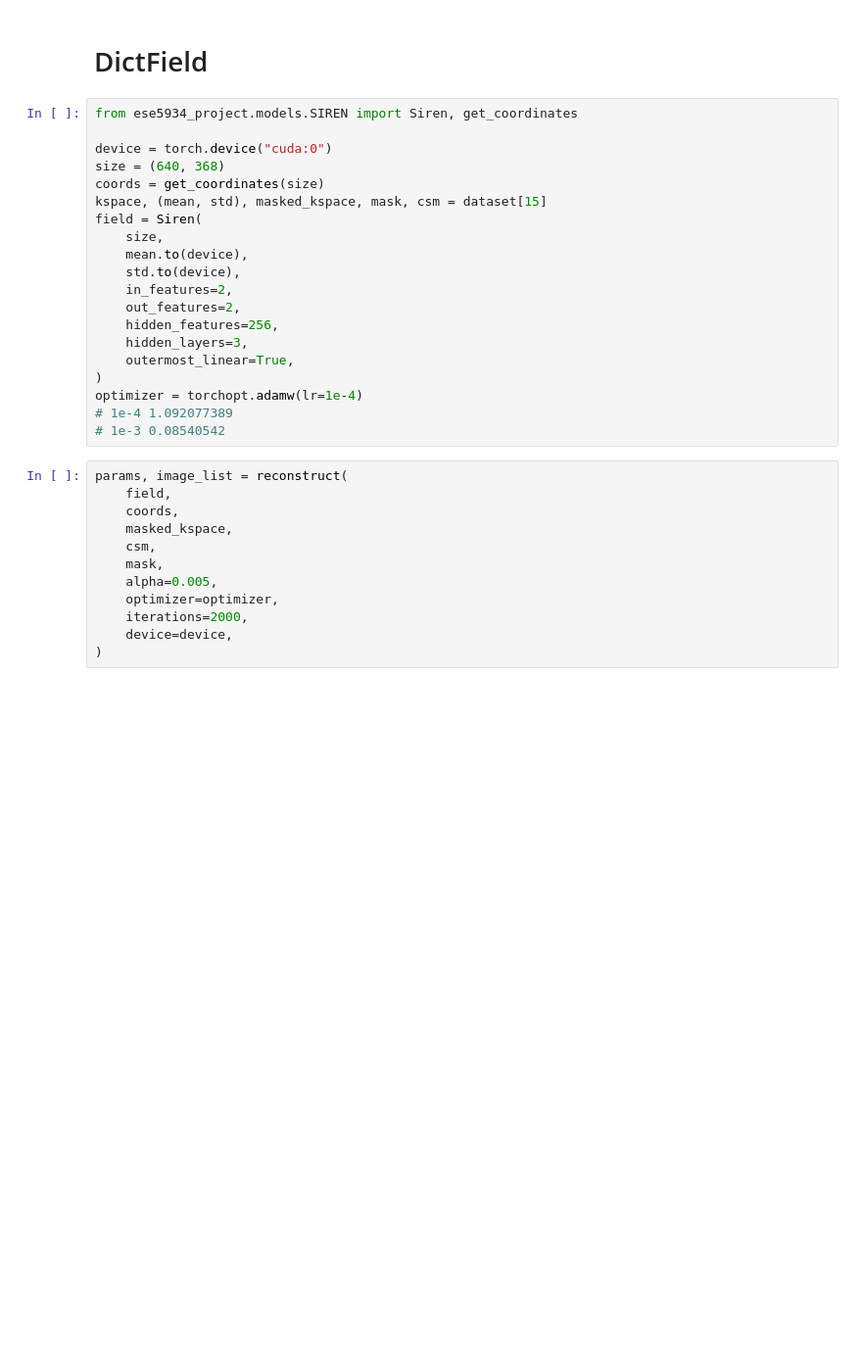
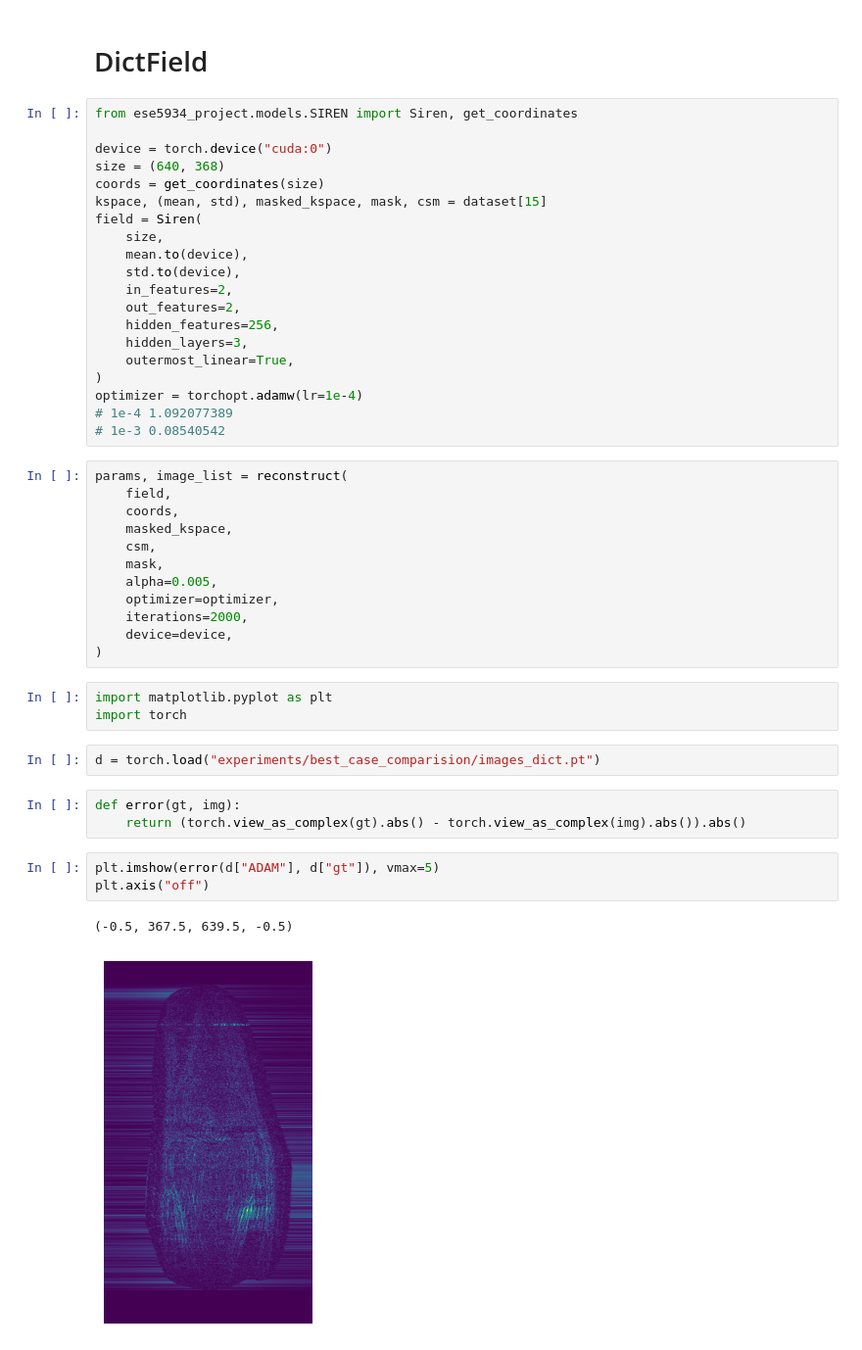
Before and after one commit to gRox167/ese5934_project, a Jupyter notebook: framework.ipynb, the cells around one changed output. Shown at 98% size. Saved outputs shown, nothing was run; the diff lists cells and outputs as text; blank space fills up the shorter version.

```diff
--- a/framework.ipynb
+++ b/framework.ipynb
@@ -203,3 +206,17 @@ params, image_list = reconstruct(
     iterations=2000,
     device=device,
 )
+# %%
+import matplotlib.pyplot as plt
+import torch
+# %%
+d = torch.load("experiments/best_case_comparision/images_dict.pt")
+# %%
+def error(gt, img):
+    return (torch.view_as_complex(gt).abs() - torch.view_as_complex(img).abs()).abs()
+# %%
+plt.imshow(error(d["ADAM"], d["gt"]), vmax=5)
+plt.axis("off")
+# %% [output]
+(-0.5, 367.5, 639.5, -0.5)
+[figure, added]
```
Also changed, not shown: parts of 7 cells of this notebook, 8 other files.
